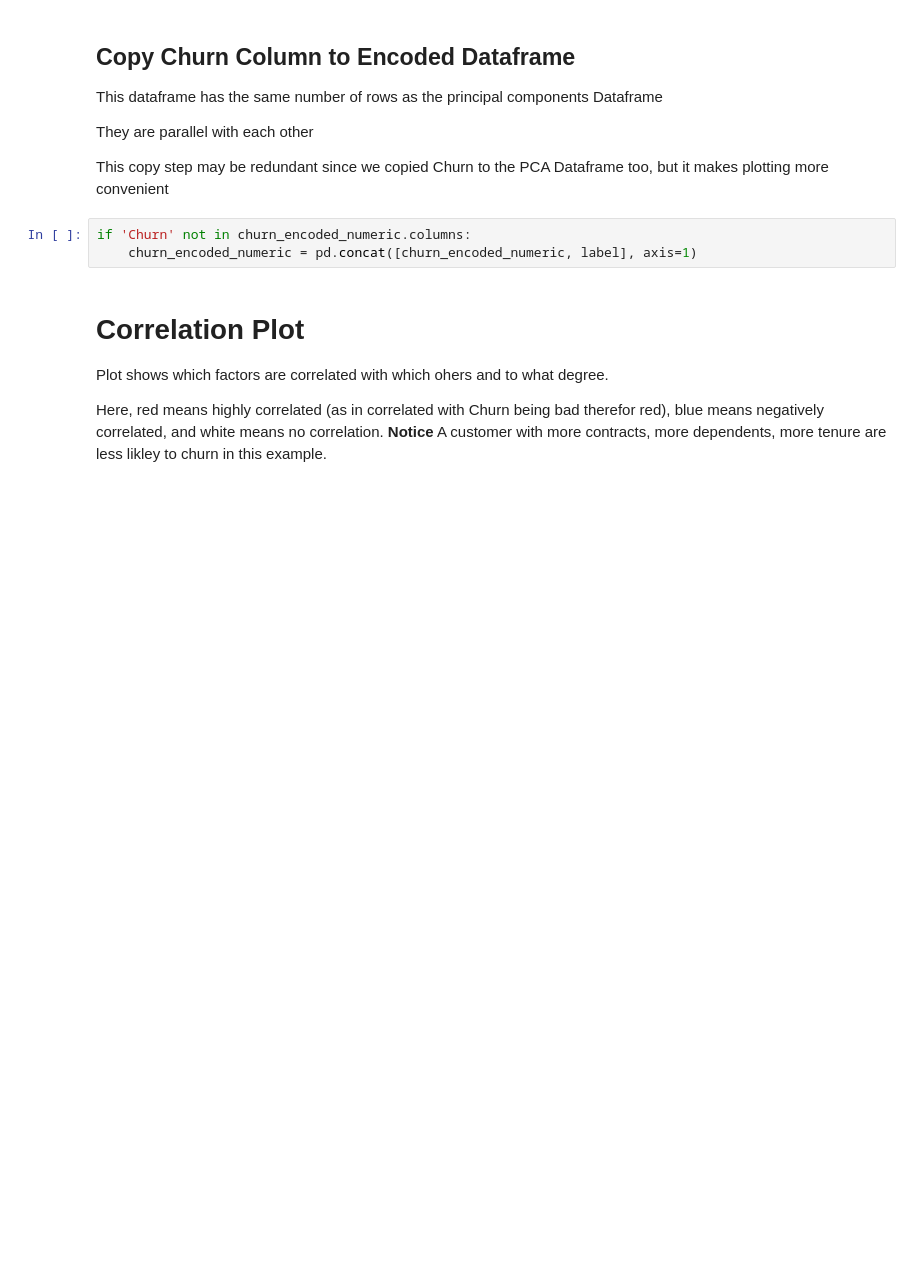
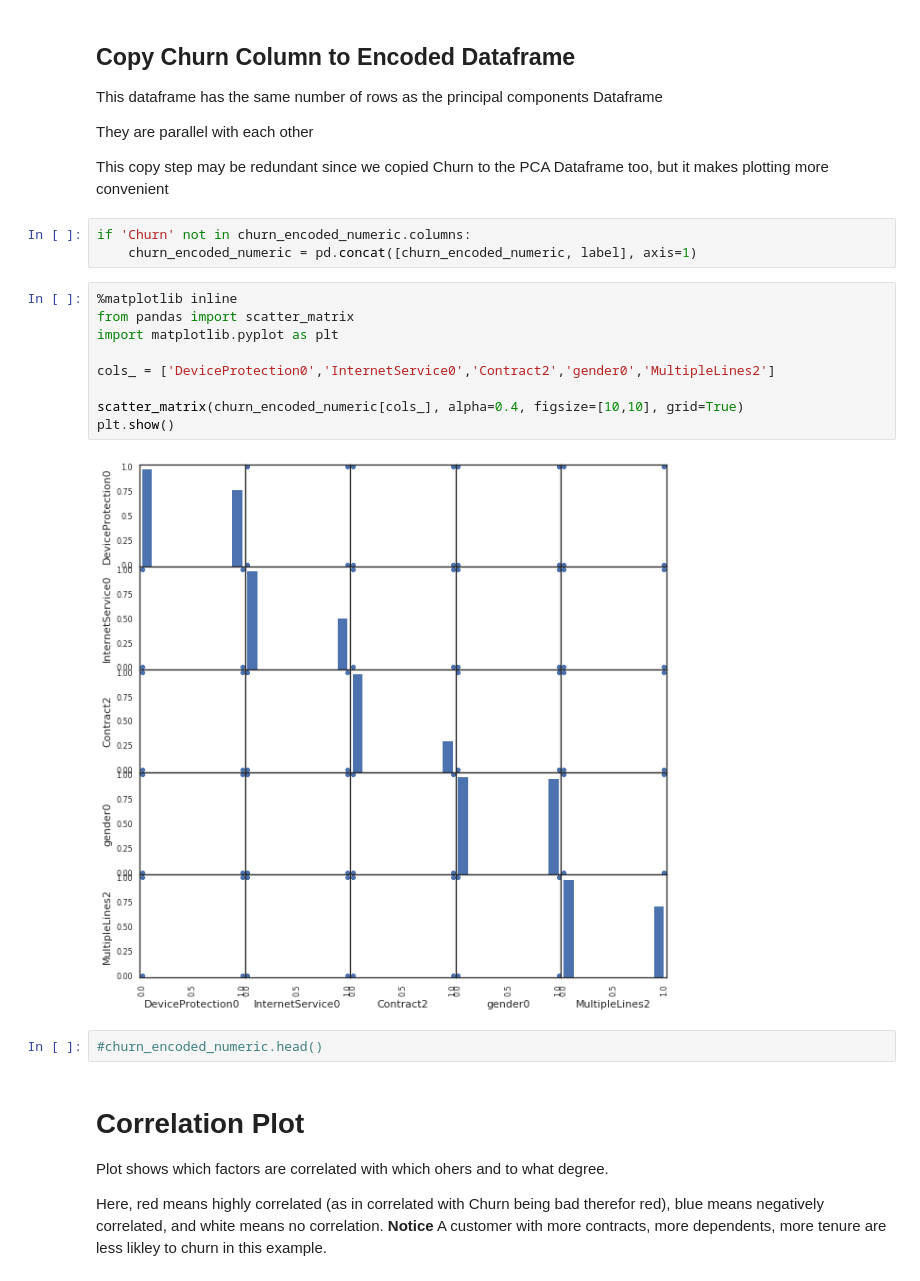
Before and after one commit to dustinvanstee/mldl-101, a Jupyter notebook: Demo_Churn_Outlier4.ipynb, the cells around one changed output. Saved outputs shown, nothing was run; the diff lists cells and outputs as text; blank space fills up the shorter version.

```diff
--- a/Demo_Churn_Outlier4.ipynb
+++ b/Demo_Churn_Outlier4.ipynb
@@ -583,6 +613,19 @@ This copy step may be redundant since we copied Churn to the PCA Dataframe too,
 # %%
 if 'Churn' not in churn_encoded_numeric.columns:
     churn_encoded_numeric = pd.concat([churn_encoded_numeric, label], axis=1)
+# %%
+%matplotlib inline
+from pandas import scatter_matrix
+import matplotlib.pyplot as plt
+
+cols_ = ['DeviceProtection0','InternetService0','Contract2','gender0','MultipleLines2']
+
+scatter_matrix(churn_encoded_numeric[cols_], alpha=0.4, figsize=[10,10], grid=True)
+plt.show()
+# %% [output]
+[figure, added]
+# %%
+#churn_encoded_numeric.head()
 # %% [markdown]
 # Correlation Plot
 Plot shows which factors are correlated with which ohers and to what degree.
```
Also changed, not shown: parts of 24 cells of this notebook.
